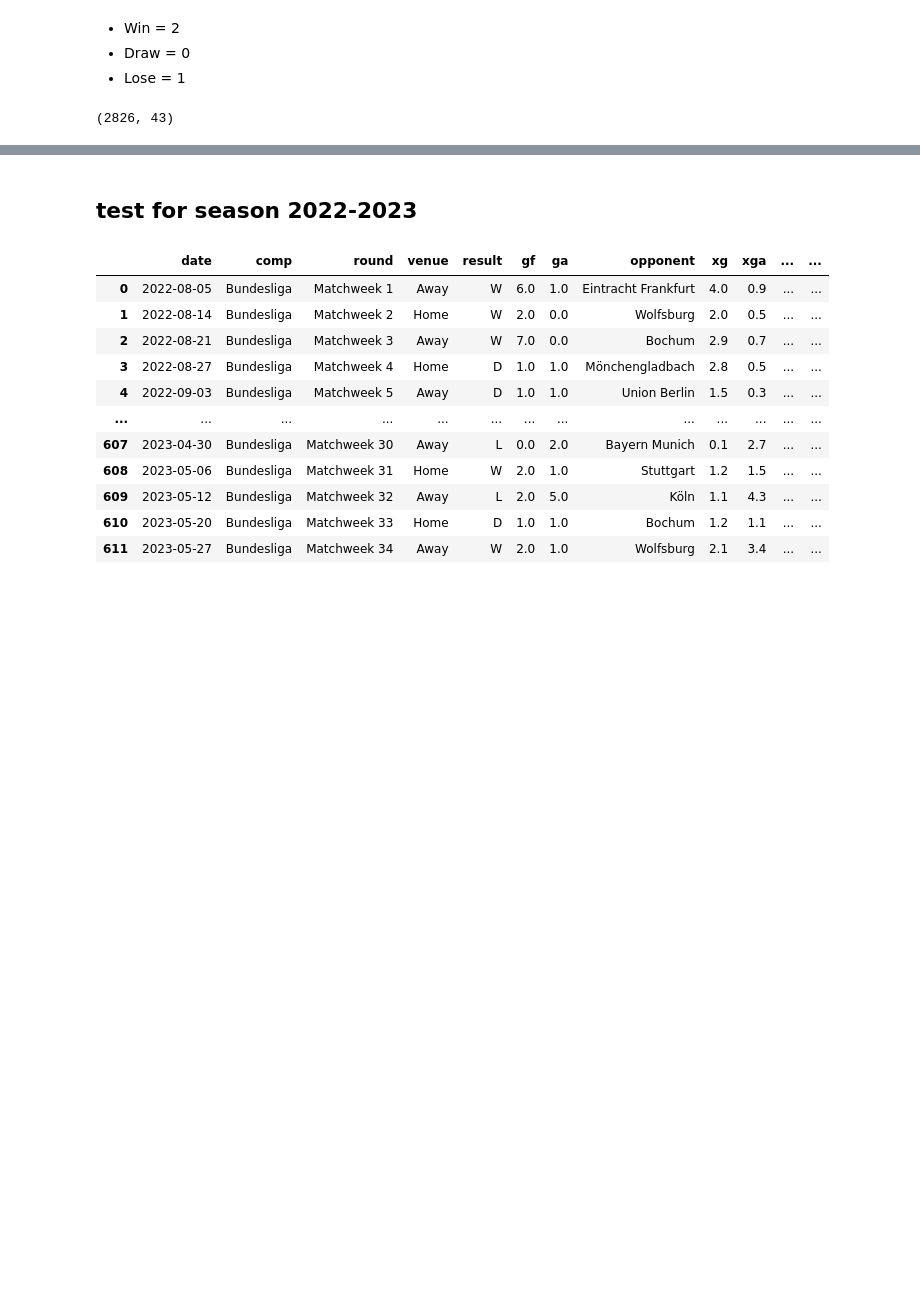
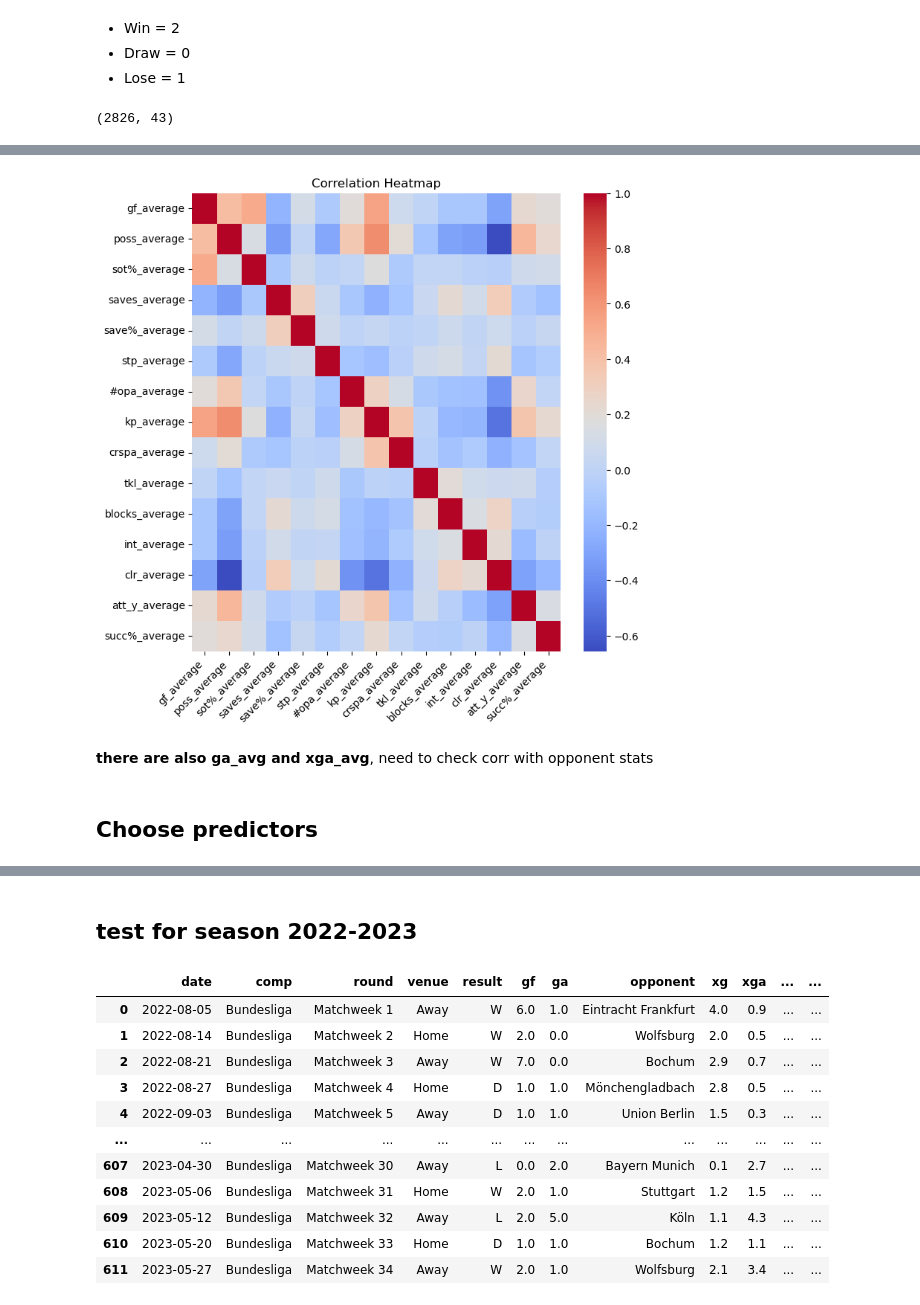
Before and after one commit to BinhHong/Prediction-football-outcome-in-Bundesliga, a Jupyter notebook: Data preparation.ipynb, the cells around one changed output, grey strips where cells are left out. Saved outputs shown, nothing was run; the diff lists cells and outputs as text; code cells hidden in the pictures; blank space fills up the shorter version.

```diff
--- a/Data preparation.ipynb
+++ b/Data preparation.ipynb
@@ -672,0 +841,17 @@ df.shape
+# %%
+# selected stats
+selected_stats = ['gf_average', 'poss_average', 'sot%_average', 'saves_average', 'save%_average', 'stp_average',
+                  '#opa_average', 'kp_average', 'crspa_average', 'tkl_average', 'blocks_average',
+                  'int_average', 'clr_average', 'att_y_average', 'succ%_average']
+# %%
+plt.figure(figsize=(8,8))
+heatmap = sns.heatmap(train[selected_stats].corr(), cmap='coolwarm') #, annot=True
+heatmap.set_xticklabels(heatmap.get_xticklabels(), rotation=45, horizontalalignment='right')
+plt.title('Correlation Heatmap')
+plt.show()
+# %% [output]
+[figure, added]
+# %% [markdown]
+**there are also ga_avg and xga_avg**, need to check corr with opponent stats
+# %% [markdown]
+## Choose predictors
```
Also changed, not shown: parts of 27 cells of this notebook.
